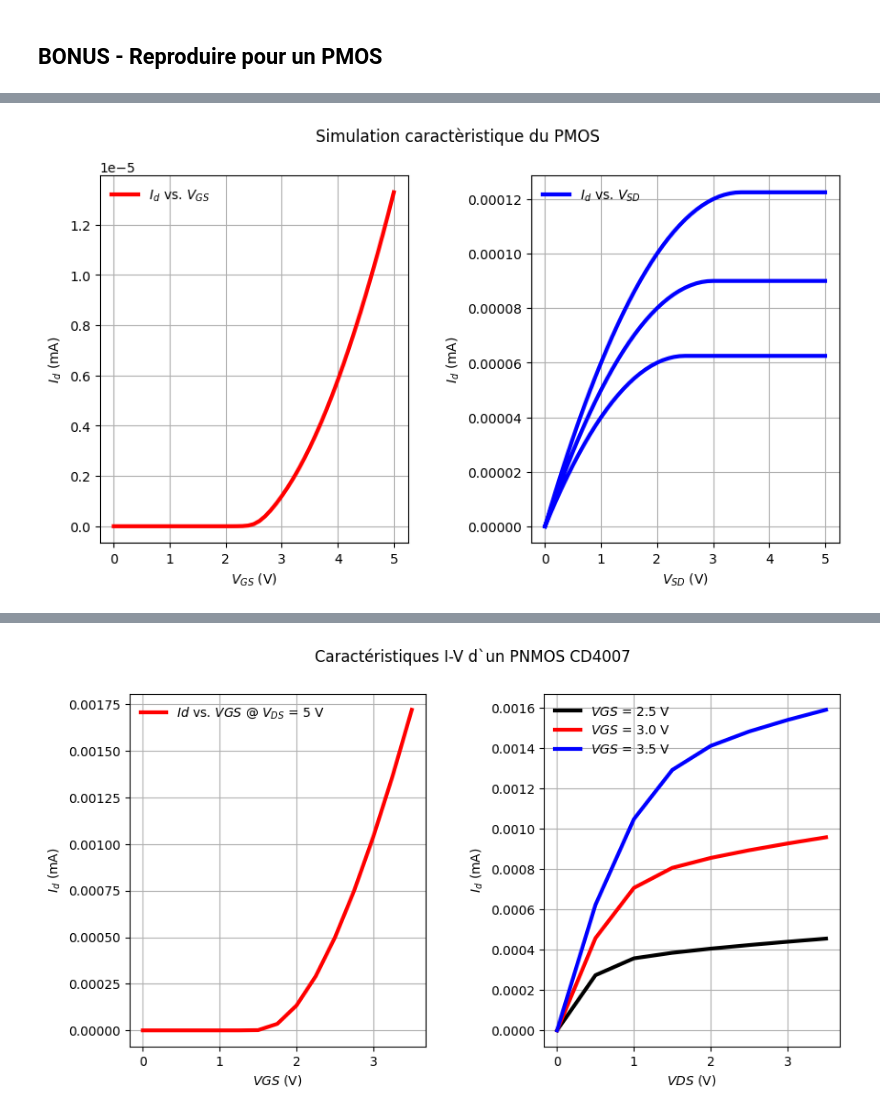
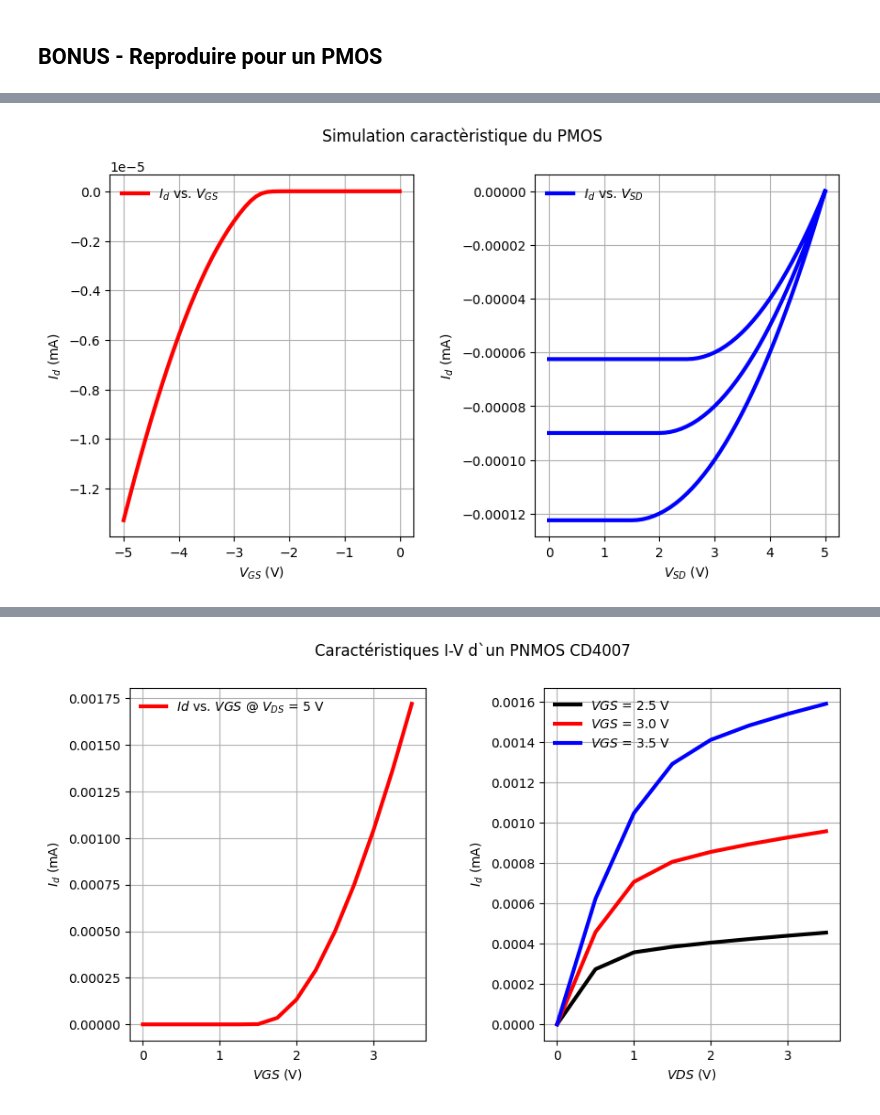
Before and after one commit to Darkzveller/EI-3_TP_conception_micro_electronique, a Jupyter notebook: Sujet_TP_YEK/TP_composants_et_circuits_microélectroniques_2026.ipynb, the cells around one changed output, grey strips where cells are left out. Saved outputs shown, nothing was run; the diff lists cells and outputs as text; code cells hidden in the pictures.

```diff
--- a/Sujet_TP_YEK/TP_composants_et_circuits_microélectroniques_2026.ipynb
+++ b/Sujet_TP_YEK/TP_composants_et_circuits_microélectroniques_2026.ipynb
@@ -629,62 +637,22 @@ On remarque egalement que les valeurs de lambda simu et lambda mesure presentent
 # %%
-# #exporter vos simulations en .txt et tracer les en subplot dans cette cellule
-# a = pd.read_csv(path+'\\Simulation\\Simu_C_bonus\\Simu_C_bonus_cas_1.txt',  delimiter = "\t")
-# b = pd.read_csv(path+'\\Simulation\\Simu_C_bonus\\Simu_C_bonus_cas_2.txt',  delimiter = "\t")
-# b["V(vds)"] = pd.to_numeric(b["V(vds)"], errors='coerce')
-# b["Id(M1)"] = pd.to_numeric(b["Id(M1)"], errors='coerce')
-# b = b.dropna() # On vire les lignes qui n'étaient pas des chiffres
-# # print(a)
-# # NMOS
-# fig, (ax1, ax2) = plt.subplots(1, 2, figsize=(10,5))
-# fig.suptitle('Simulation caractèristique diode')
-# ax1.plot(a["V(vgs)"], a["Id(M1)"],  lw=3,label = "$I_d$ vs. $V_{GS}$", color="red")
-# ax1.set_xlabel("$V_{GS}$ (V)")
-# ax1.set_ylabel("$I_d$ (mA)")
-# ax1.grid()
-# ax1.legend(frameon=False)
-
-
-# vgs_valeurs = [-2.5, -3.0, -3.5]
-# nb_points = 51 # Pas de 0.1 de 0 à -5V
-
-# for i in range(len(vgs_valeurs)):
-#     start = i * nb_points
-#     end = (i + 1) * nb_points
-
-#     # On trace uniquement le bloc de 51 points correspondant à un Vgs
-#     ax2.plot(b["V(vds)"].iloc[start:end],
-#              b["Id(M1)"].iloc[start:end],
-#              lw=3,
-#              label=f"$V_{{GS}} = {vgs_valeurs[i]}V$")
-
-# ax2.set_xlabel("$V_{DS}$ (V)")
-# ax2.set_ylabel("$I_d$ (mA)")
-# ax2.grid()
-# ax2.legend(frameon=False)
-
-# plt.subplots_adjust(wspace=0.4, hspace=0.5)
-# plt.show()
-
-
-
 #exporter vos simulations en .txt et tracer les en subplot dans cette cellule
 a = pd.read_csv(path+'\\Simulation\\Simu_C_bonus\\Simu_C_bonus_cas_1.txt',  delimiter = "\t")
 b = pd.read_csv(path+'\\Simulation\\Simu_C_bonus\\Simu_C_bonus_cas_2.txt',  delimiter = "\t")
 # print(a)
 # PMOS
 fig, (ax1, ax2) = plt.subplots(1, 2, figsize=(10,5))
 fig.suptitle('Simulation caractèristique du PMOS')
-ax1.plot(abs(a["V(vgs)"]), abs(a["Id(M1)"]),  lw=3,label = "$I_d$ vs. $V_{GS}$", color="red")
+ax1.plot((a["V(vgs)"]),(a["Id(M1)"]),  lw=3,label = "$I_d$ vs. $V_{GS}$", color="red")
 ax1.set_xlabel("$V_{GS}$ (V)")
 ax1.set_ylabel("$I_d$ (mA)")
 ax1.grid()
 ax1.legend(frameon=False)
-ax2.plot(abs(b["V(vsd)"]-5), abs(b["Id(M1)"]),  lw=3,label = "$I_d$ vs. $V_{SD}$", color="blue")
+ax2.plot((b["V(vsd)"]), (b["Id(M1)"]),  lw=3,label = "$I_d$ vs. $V_{SD}$", color="blue")
 ax2.set_xlabel("$V_{SD}$ (V)")
 ax2.set_ylabel("$I_d$ (mA)")
 ax2.grid()
 ax2.legend(frameon=False)
 plt.subplots_adjust(wspace=0.4, hspace=0.5)
 plt.show()
 # %% [output]
-[figure, old version]
+[figure, new version]
```
Also changed, not shown: parts of 16 cells of this notebook, 23 other files.
